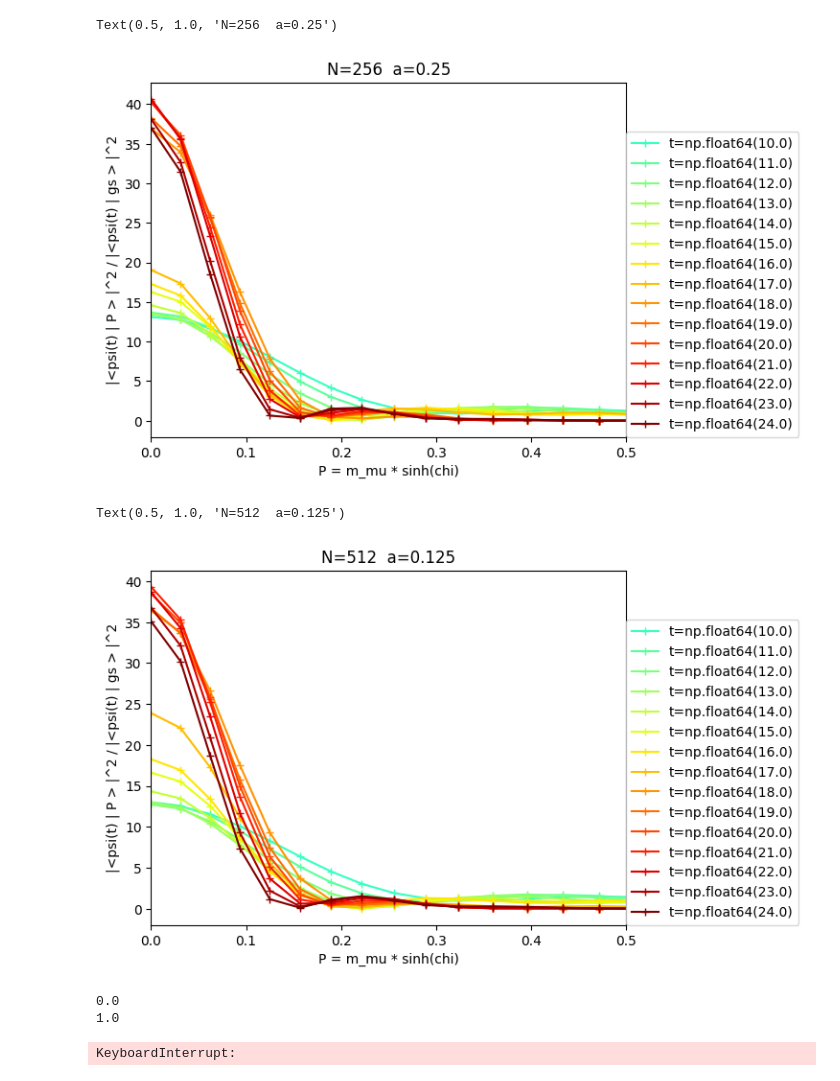
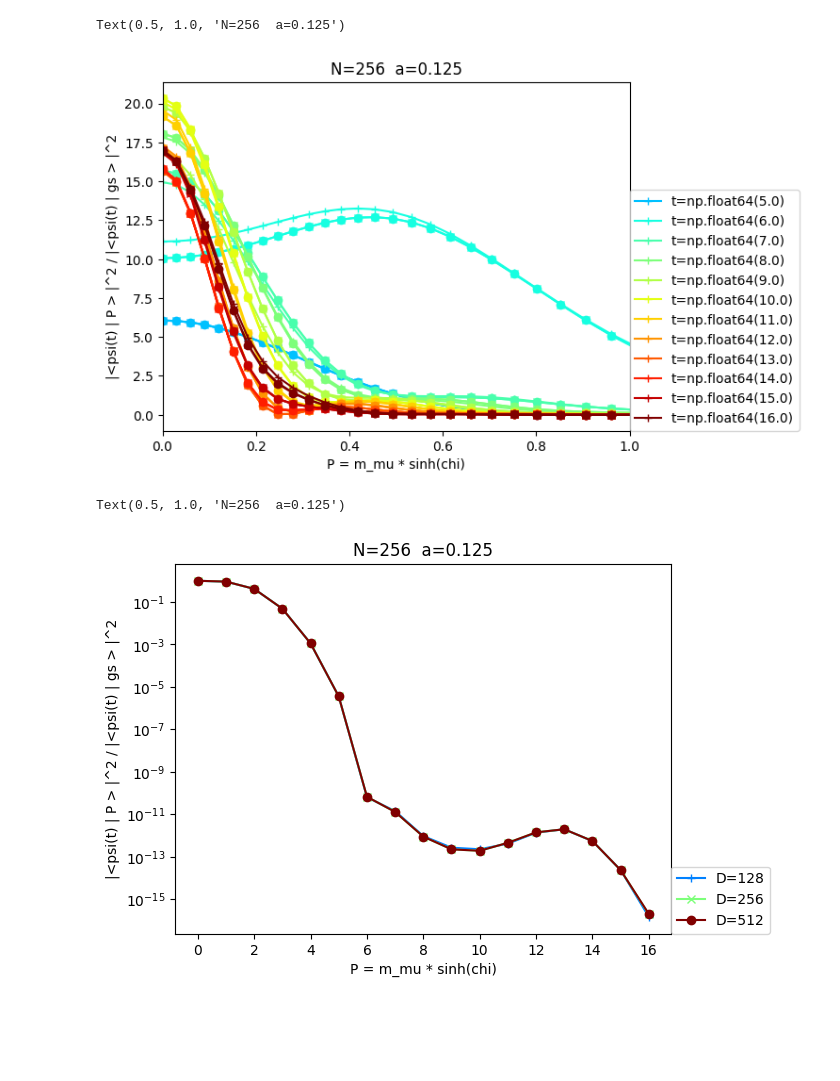
Before and after one commit to marekrams/pdf, a Jupyter notebook: multiplicity_m=0.ipynb, the cells around one changed output. Cells and saved outputs as stored; diff of their text form; code cells hidden in the pictures; blank space fills up the shorter version.

```diff
--- a/multiplicity_m=0.ipynb
+++ b/multiplicity_m=0.ipynb
@@ -59,9 +62,9 @@ chis = [x for x in d_boost['chis'] if x <= 2]
 psi_chi = {chi: yastn.from_dict(d_boost['psi'][ii]) for ii, chi in enumerate(chis)}
 # %%
 probs = {}
-for t, pt in psi_t.items():
-    print(t)
+for (t, D), pt in psi_t.items():
+    print(t, D)
     for chi, pc in psi_chi.items():
-        if (t, chi) not in probs:
-            probs[t, chi] = np.abs(mps.vdot(pt, pc)) ** 2
+        if (t, D, chi) not in probs:
+            probs[t, D, chi] = np.abs(mps.vdot(pt, pc)) ** 2
 # %% [output]
@@ -85,4 +88,4 @@ for t, pt in psi_t.items():
 # %%
-#np.save(f"probs_{m=}.npy", probs, allow_pickle=True)
-probs = np.load(f"probs_{m=}.npy", allow_pickle=True).item()
+np.save(f"./results_fermions/probs_{m=}_{N=}_{a=}.npy", probs, allow_pickle=True)
+probs = np.load(f"./results_fermions/probs_{m=}_{N=}_{a=}.npy", allow_pickle=True).item()
 # %%
@@ -90,33 +93,39 @@ probs_gs = {t: np.abs(mps.vdot(pt, psi_gs)) ** 2 for t, pt in psi_t.items()}
 # %%
-# np.save(f"probs_gs_{m=}.npy", probs_gs, allow_pickle=True)
-probs_gs = np.load(f"probs_gs_{m=}.npy", allow_pickle=True).item()
+np.save(f"./results_fermions/probs_gs_{m=}_{N=}_{a=}.npy", probs_gs, allow_pickle=True)
+probs_gs = np.load(f"./results_fermions/probs_gs_{m=}_{N=}_{a=}.npy", allow_pickle=True).item()
 # %%
 cm = plt.cm.jet
-for t in ts[10:]:
-    pr = [probs[t, chi] / probs_gs[t] for chi in chis]
+syms = dict(zip(Ds, ['+-', 'x-', 'o-']))
+for t in ts[5:]:
+  for D in Ds:
+    pr = [probs[t, D, chi] / probs_gs[t, D] for chi in chis]
     P = np.sinh(chis) * (E_ex - E_gs)
-    plt.plot(P, pr, '-+', label=f"{t=}", color = cm(t / ts[-1]))
+    line, = plt.plot(P, pr, syms[D], color = cm(t / ts[-1]))
+    if D == Ds[0]:
+      line.set_label(f"{t=}")
+
 plt.xlabel('P = m_mu * sinh(chi)')
 plt.ylabel("|<psi(t) | P > |^2 / |<psi(t) | gs > |^2")
 plt.legend(loc=(1, 0))
-plt.xlim([0, 0.5])
-plt.title("N=256  a=0.25")
+plt.xlim([0, 1])
+plt.title(f"{N=}  {a=}")
 #plt.ylim([1e-4, 1e2])
 # %% [output]
-Text(0.5, 1.0, 'N=256  a=0.25')
+Text(0.5, 1.0, 'N=256  a=0.125')
-[figure, old version]
+[figure, new version]
 # %%
 cm = plt.cm.jet
-for t in ts[10:]:
-    pr = [probs[t, chi] / probs_gs[t] for chi in chis]
-    P = np.sinh(chis) * (E_ex - E_gs)
-    plt.plot(P, pr, '-+', label=f"{t=}", color = cm(t / ts[-1]))
+syms = dict(zip(Ds, ['+-', 'x-', 'o-']))
+for D in Ds:
+    pr = [probs_gs[t, D] for t in ts]
+    line, = plt.semilogy(ts, pr, syms[D], color = cm(D / Ds[-1]))
+    line.set_label(f"{D=}")
+
 plt.xlabel('P = m_mu * sinh(chi)')
 plt.ylabel("|<psi(t) | P > |^2 / |<psi(t) | gs > |^2")
 plt.legend(loc=(1, 0))
-plt.xlim([0, 0.5])
-plt.title("N=512  a=0.125")
+plt.title(f"{N=}  {a=}")
 #plt.ylim([1e-4, 1e2])
 # %% [output]
-Text(0.5, 1.0, 'N=512  a=0.125')
+Text(0.5, 1.0, 'N=256  a=0.125')
-[figure, old version]
+[figure, new version]
@@ -159,14 +158,3 @@ def trace_norm(psi0, psi1, Nc = 64):
     return np.abs(yastn.vdot(tmp, tmp).item())
 # %%
 x = trace_norm(psi_t[10], psi_chi[0], Nc = 32)
-# %%
-#prob2 = {}
-for t, pt in psi_t.items():
-    print(t)
-    for chi, pc in psi_chi.items():
-        if (t, chi) not in prob2:
-            prob2[t, chi] = trace_norm(pt, pc, Nc = 32)
-# %% [output]
-0.0
-1.0
-KeyboardInterrupt:
```
Also changed, not shown: parts of 7 cells of this notebook, 4 other files.
